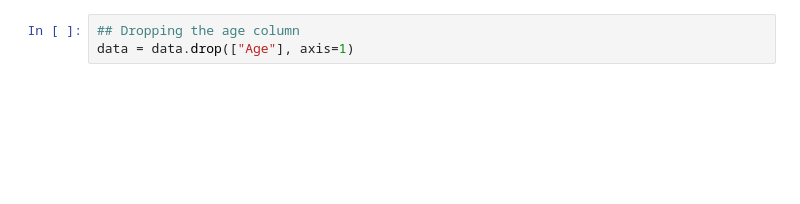
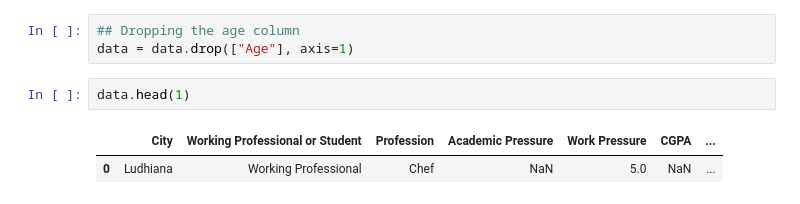
Before and after one commit to vanshuwjoshi/Kaggle-Playground-S4E11, a Jupyter notebook: notebooks/Data-Cleaning.ipynb, the cells around one changed output. Drawn from its saved outputs; the diff is of its cells as text; blank space fills up the shorter version.

```diff
--- a/notebooks/Data-Cleaning.ipynb
+++ b/notebooks/Data-Cleaning.ipynb
@@ -103,3 +123,8 @@ data.head()
 # %%
 ## Dropping the age column
 data = data.drop(["Age"], axis=1)
+# %%
+data.head(1)
+# %% [output]
+|  | City | Working Professional or Student | Profession | Academic Pressure | Work Pressure | CGPA | ... |
+| 0 | Ludhiana | Working Professional | Chef | NaN | 5.0 | NaN | ... |
```
Also changed, not shown: parts of 19 cells of this notebook.
